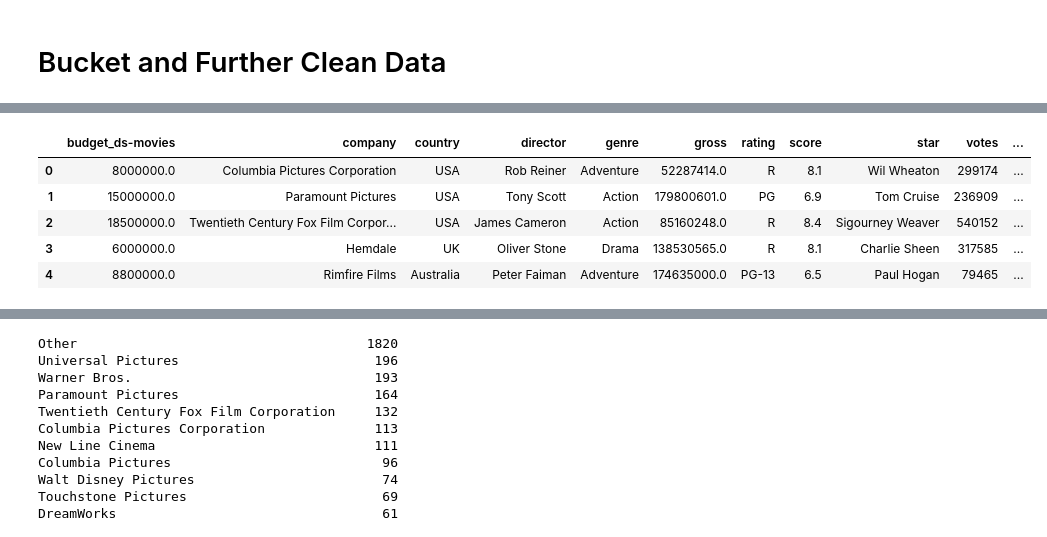
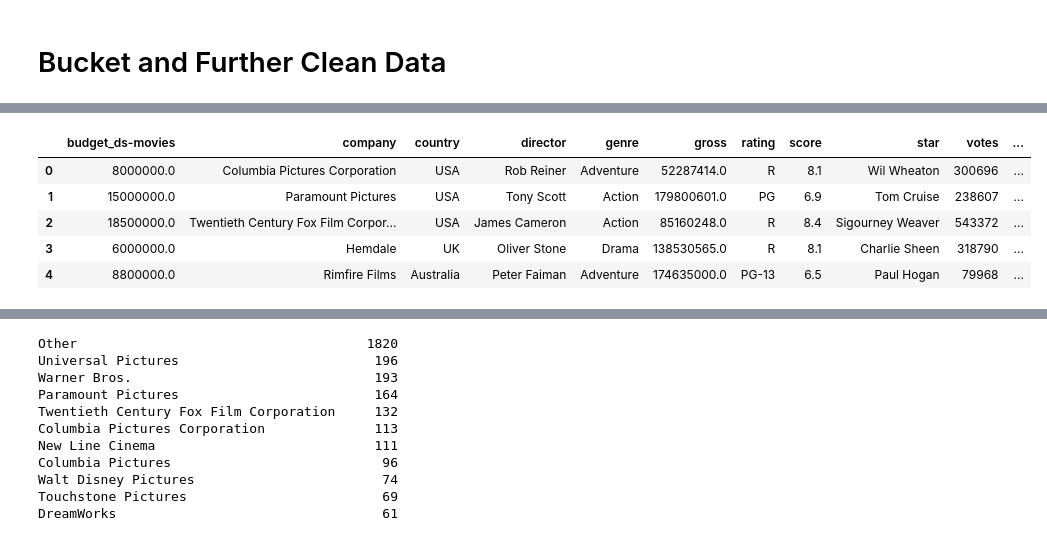
Before and after one commit to Daniel-Schroeder15/Movies_project, a Jupyter notebook: Final_Project_GroupC_DataClean.ipynb, the cells around one changed output, grey strips where cells are left out. Cells and saved outputs as stored; diff of their text form; code cells hidden in the pictures.

```diff
--- a/Final_Project_GroupC_DataClean.ipynb
+++ b/Final_Project_GroupC_DataClean.ipynb
@@ -320,14 +385,19 @@ Movies_df['release_month'] = pd.DatetimeIndex(Movies_df['released']).month
+# %%
+# Merging scores columns and votes columns
+Movies_df['score'] = (Movies_df['score']*Movies_df['votes'] + Movies_df['vote_average']*Movies_df['vote_count'])/(Movies_df['votes']+Movies_df['vote_count'])
+Movies_df['score'] = Movies_df['score'].round(1)
+Movies_df['votes'] = Movies_df['votes'] + Movies_df['vote_count']
 # %%
 # Drop columns with duplicate information, unuseful data and information that can not be easily processed by the machine learning model
-Movies_Clean_df = Movies_df.drop(columns=['name', 'runtime_ds-movies', 'runtime_tmbd', 'original_title', 'genres', 'production_companies', 'production_countries', 'homepage', 'spoken_languages','released', 'release_date', "year", "id", "original_language", "overview", "tagline", "keywords", "status"])
+Movies_Clean_df = Movies_df.drop(columns=['name', 'runtime_ds-movies', 'runtime_tmbd', 'original_title', 'genres', 'production_companies', 'production_countries', 'homepage', 'spoken_languages','released', 'release_date', "year", "id", "overview", "tagline", "keywords", "status", "vote_average", "vote_count"])
 Movies_Clean_df.head()
 # %% [output]
 |  | budget_ds-movies | company | country | director | genre | gross | rating | score | star | votes | ... |
-| 0 | 8000000.0 | Columbia Pictures Corporation | USA | Rob Reiner | Adventure | 52287414.0 | R | 8.1 | Wil Wheaton | 299174 | ... |
-| 1 | 15000000.0 | Paramount Pictures | USA | Tony Scott | Action | 179800601.0 | PG | 6.9 | Tom Cruise | 236909 | ... |
-| 2 | 18500000.0 | Twentieth Century Fox Film Corpor... | USA | James Cameron | Action | 85160248.0 | R | 8.4 | Sigourney Weaver | 540152 | ... |
-| 3 | 6000000.0 | Hemdale | UK | Oliver Stone | Drama | 138530565.0 | R | 8.1 | Charlie Sheen | 317585 | ... |
-| 4 | 8800000.0 | Rimfire Films | Australia | Peter Faiman | Adventure | 174635000.0 | PG-13 | 6.5 | Paul Hogan | 79465 | ... |
+| 0 | 8000000.0 | Columbia Pictures Corporation | USA | Rob Reiner | Adventure | 52287414.0 | R | 8.1 | Wil Wheaton | 300696 | ... |
+| 1 | 15000000.0 | Paramount Pictures | USA | Tony Scott | Action | 179800601.0 | PG | 6.9 | Tom Cruise | 238607 | ... |
+| 2 | 18500000.0 | Twentieth Century Fox Film Corpor... | USA | James Cameron | Action | 85160248.0 | R | 8.4 | Sigourney Weaver | 543372 | ... |
+| 3 | 6000000.0 | Hemdale | UK | Oliver Stone | Drama | 138530565.0 | R | 8.1 | Charlie Sheen | 318790 | ... |
+| 4 | 8800000.0 | Rimfire Films | Australia | Peter Faiman | Adventure | 174635000.0 | PG-13 | 6.5 | Paul Hogan | 79968 | ... |
 # %%
 # Generate our categorical variable list
 Movies_Binning_df = Movies_Clean_df.copy()
```
Also changed, not shown: parts of 26 cells of this notebook.
